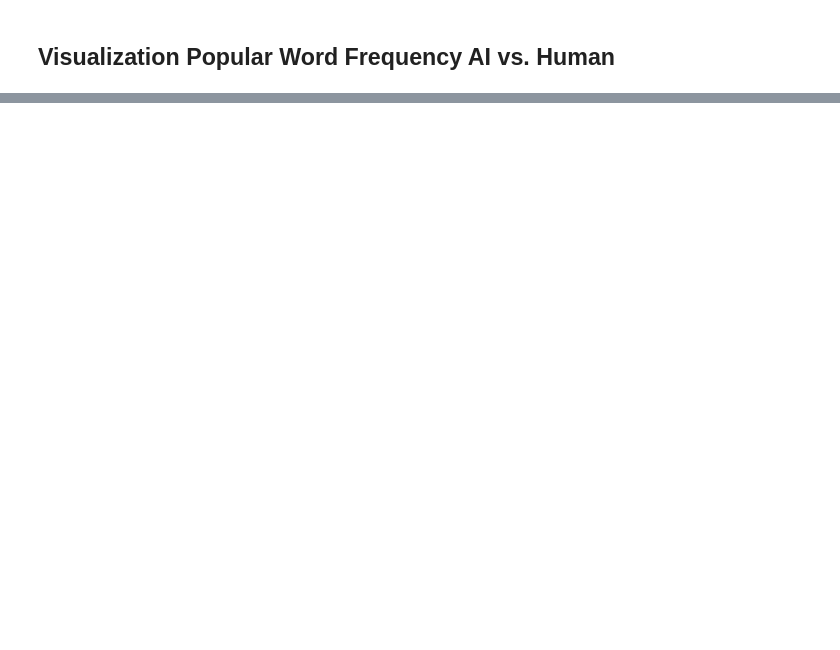
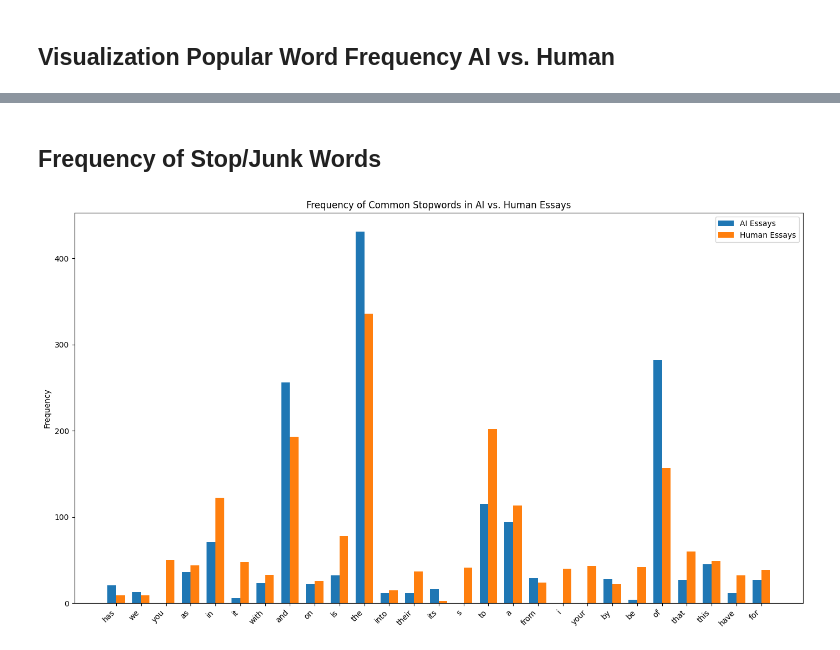
Before and after one commit to BroganDev21/Senior-Project, a Jupyter notebook: SeniorProject.ipynb, the cells around one changed output, grey strips where cells are left out. Saved outputs shown, nothing was run; the diff lists cells and outputs as text; code cells hidden in the pictures; blank space fills up the shorter version.

Commit message:
actually added stop word graph and code

```diff
--- a/SeniorProject.ipynb
+++ b/SeniorProject.ipynb
@@ -335,0 +336,49 @@ plt.show()
+# %% [markdown]
+## Frequency of Stop/Junk Words
+# %%
+from collections import Counter
+
+def aggregate_stopwords(texts):
+    stopwords_counter = Counter()
+    for text in texts:
+        # Tokenize and convert to lowercase
+        tokens = word_tokenize(text.lower())
+        # Filter stopwords
+        stopwords_counter.update([token for token in tokens if token in stopwords.words('english') and token.isalpha()])
+    return stopwords_counter
+
+# Aggregate stopwords for AI and Human essays
+ai_stopwords = aggregate_stopwords(df_all_docs[df_all_docs['label'] == 'AI']['text'])
+human_stopwords = aggregate_stopwords(df_all_docs[df_all_docs['label'] == 'Human']['text'])
+
+# Identify common stopwords for comparison, you can adjust the number as needed
+common_stopwords = set([word for word, count in ai_stopwords.most_common(20)] + [word for word, count in human_stopwords.most_common(20)])
+# Prepare data for plotting
+plot_data = {word: [ai_stopwords[word], human_stopwords[word]] for word in common_stopwords}
+
+import matplotlib.pyplot as plt
+import numpy as np
+
+words = list(plot_data.keys())
+ai_freqs = [plot_data[word][0] for word in words]
+human_freqs = [plot_data[word][1] for word in words]
+
+x = np.arange(len(words))  # the label locations
+width = 0.35  # the width of the bars
+
+fig, ax = plt.subplots(figsize=(14, 8))
+rects1 = ax.bar(x - width/2, ai_freqs, width, label='AI Essays')
+rects2 = ax.bar(x + width/2, human_freqs, width, label='Human Essays')
+
+# Add some text for labels, title, and custom x-axis tick labels
+ax.set_ylabel('Frequency')
+ax.set_title('Frequency of Common Stopwords in AI vs. Human Essays')
+ax.set_xticks(x)
+ax.set_xticklabels(words, rotation=45, ha='right')
+ax.legend()
+
+fig.tight_layout()
+
+plt.show()
+# %% [output]
+[figure, added]
```
Also changed, not shown: parts of 7 cells of this notebook.
